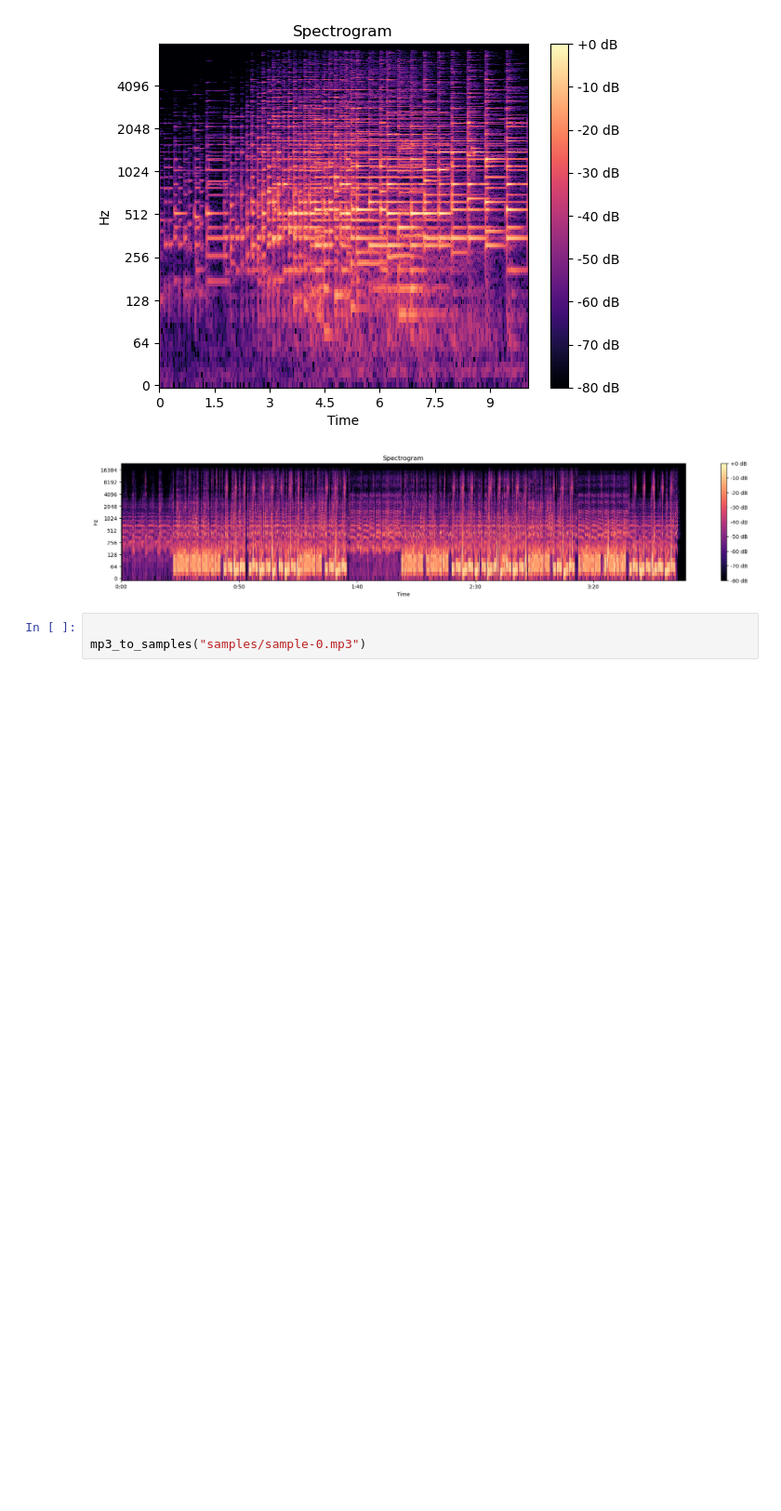
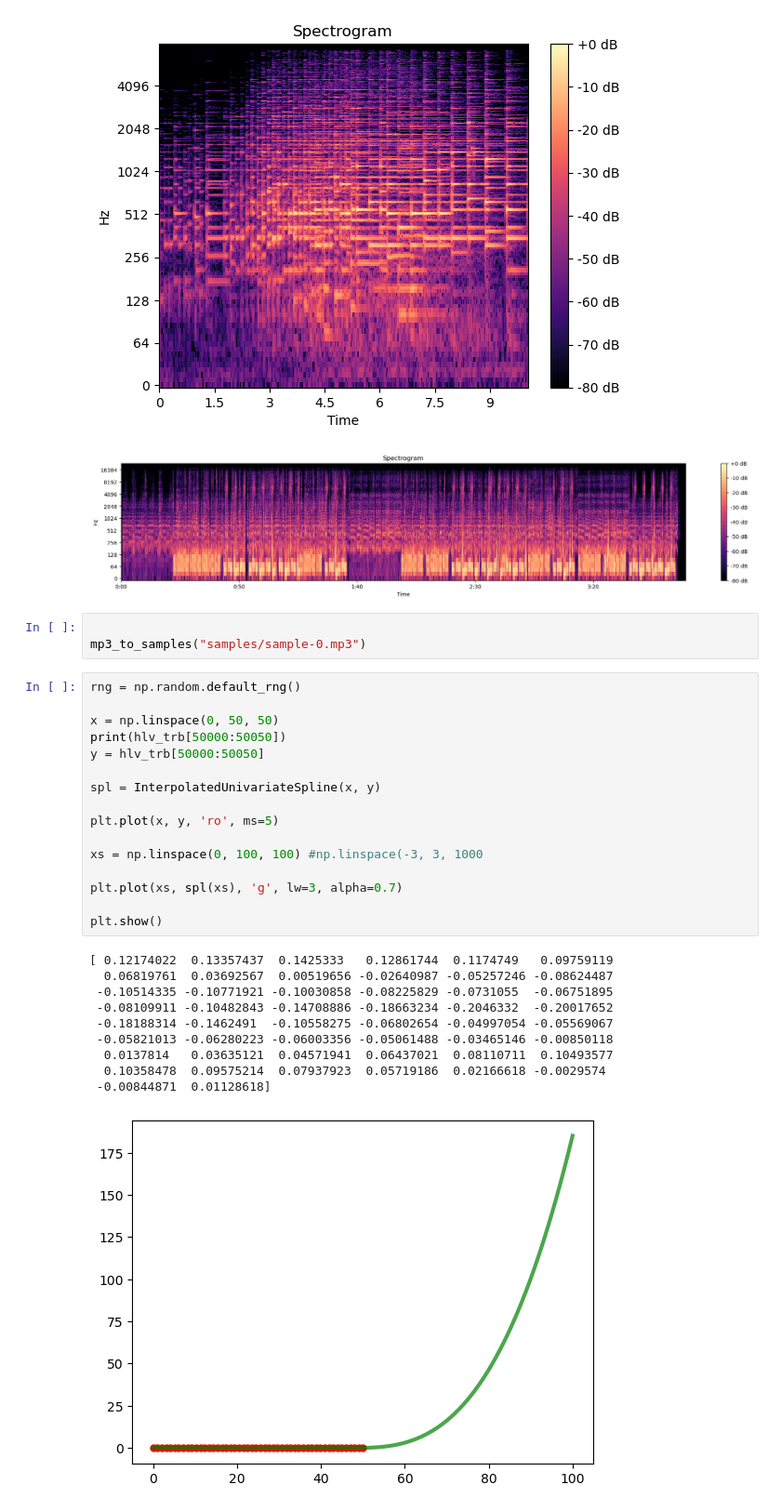
Before and after one commit to georgej1144/FFT_FinalProj_3656, a Jupyter notebook: FFT_Helpers.ipynb, the cells around one changed output. Shown at 93% size. Cells and saved outputs as stored; diff of their text form; blank space fills up the shorter version.

```diff
--- a/FFT_Helpers.ipynb
+++ b/FFT_Helpers.ipynb
@@ -52,3 +138,30 @@ lazy_graph('samples/sample-4.mp3')
 # %%
 
 mp3_to_samples("samples/sample-0.mp3")
+# %%
+rng = np.random.default_rng()
+
+x = np.linspace(0, 50, 50)
+print(hlv_trb[50000:50050])
+y = hlv_trb[50000:50050]
+
+spl = InterpolatedUnivariateSpline(x, y)
+
+plt.plot(x, y, 'ro', ms=5)
+
+xs = np.linspace(0, 100, 100) #np.linspace(-3, 3, 1000
+
+plt.plot(xs, spl(xs), 'g', lw=3, alpha=0.7)
+
+plt.show()
+# %% [output]
+[ 0.12174022  0.13357437  0.1425333   0.12861744  0.1174749   0.09759119
+  0.06819761  0.03692567  0.00519656 -0.02640987 -0.05257246 -0.08624487
+ -0.10514335 -0.10771921 -0.10030858 -0.08225829 -0.0731055  -0.06751895
+ -0.08109911 -0.10482843 -0.14708886 -0.18663234 -0.2046332  -0.20017652
+ -0.18188314 -0.1462491  -0.10558275 -0.06802654 -0.04997054 -0.05569067
+ -0.05821013 -0.06280223 -0.06003356 -0.05061488 -0.03465146 -0.00850118
+  0.0137814   0.03635121  0.04571941  0.06437021  0.08110711  0.10493577
+  0.10358478  0.09575214  0.07937923  0.05719186  0.02166618 -0.0029574
+ -0.00844871  0.01128618]
+[figure, added]
```
Also changed, not shown: parts of 8 cells of this notebook.
